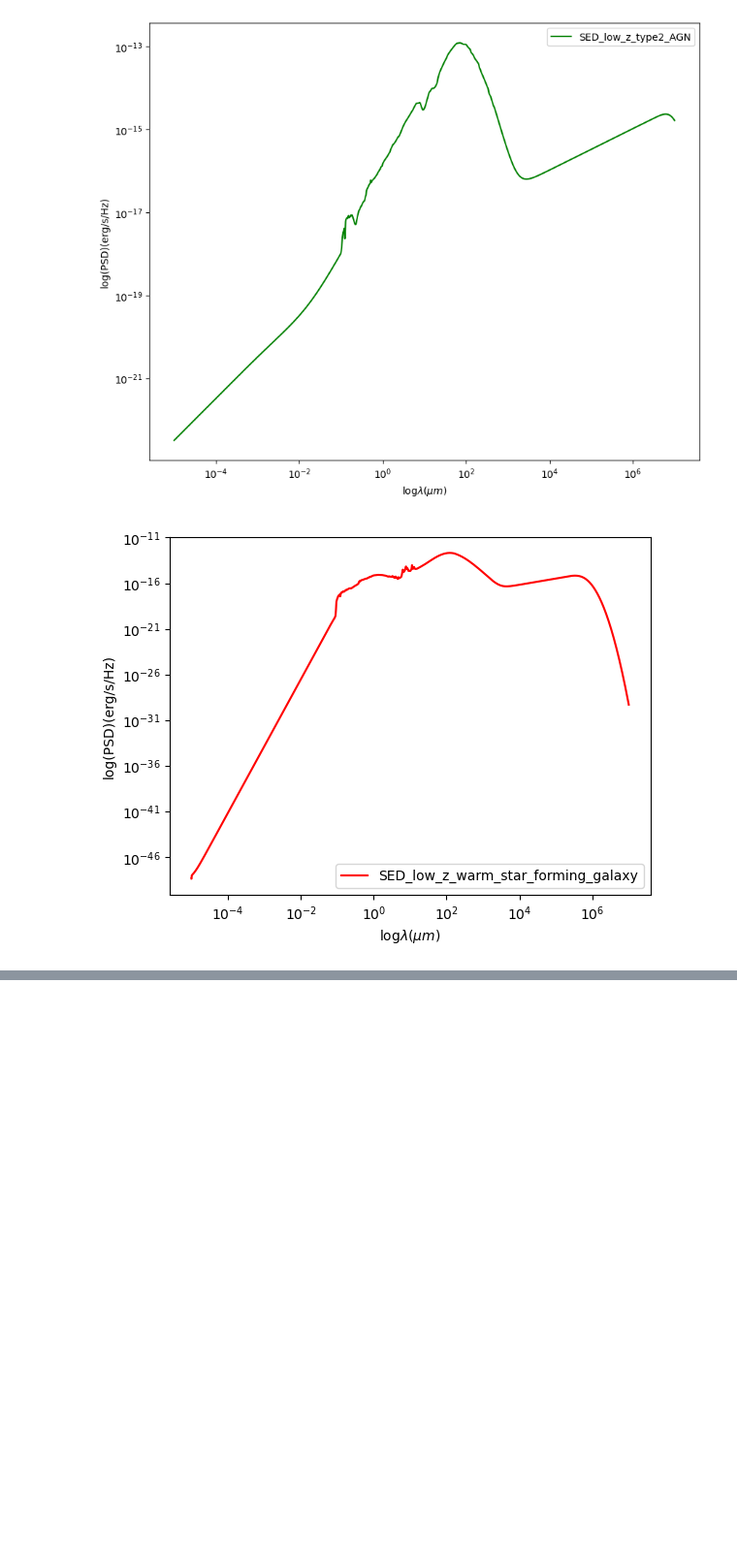
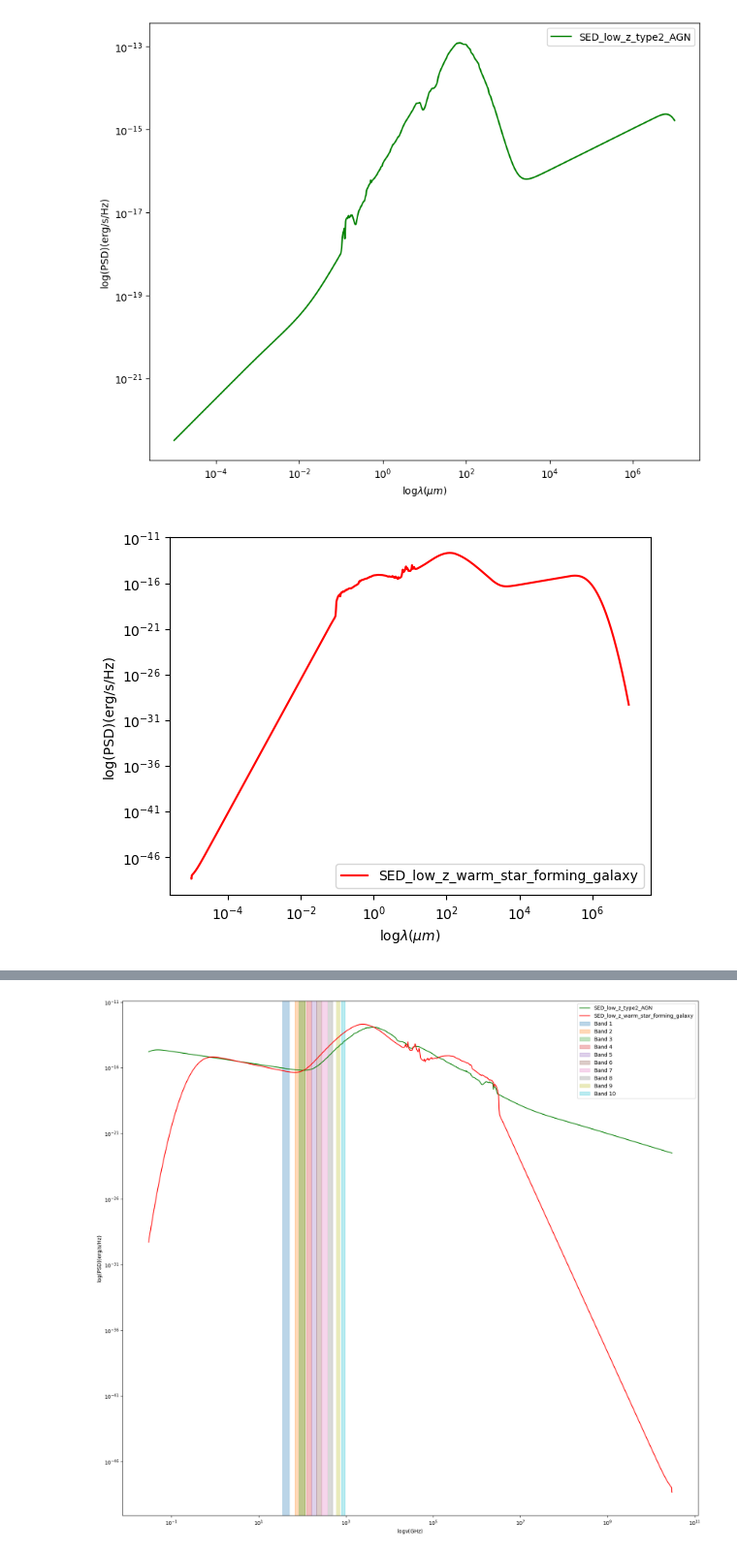
Before and after one commit to MicheleDelliVeneri/ALMASim, a Jupyter notebook: experimental/Sed-plot.ipynb, the cells around one changed output, grey strips where cells are left out. Shown at 97% size. Cells and saved outputs as stored; diff of their text form; code cells hidden in the pictures; blank space fills up the shorter version.

```diff
--- a/experimental/Sed-plot.ipynb
+++ b/experimental/Sed-plot.ipynb
@@ -49,0 +50,33 @@ plt.show()
+# %%
+Alma_band= {
+    'Band':['Band 1','Band 2','Band 3','Band 4','Band 5','Band 6','Band 7','Band 8','Band 9','Band 10'],
+    'Freq_Range' : [
+        (35,50),
+        (67,116),
+        (84,116),
+        (125,163),
+        (163,211),
+        (211,275),
+        (275,373),
+        (385,500),
+        (602,720),
+        (787,950),
+    ]
+}
+df=pd.DataFrame(Alma_band)
+plt.figure(figsize=[20,18])
+plt.plot(nu,db['erg/s/Hz'], color='green', label='SED_low_z_type2_AGN')
+plt.plot(nu2,db2['erg/s/Hz'], color='red',label='SED_low_z_warm_star_forming_galaxy')
+color_map = plt.cm.get_cmap('tab10', len(df))
+for index, row in df.iterrows():
+    color = color_map(index)
+    plt.axvspan(row['Freq_Range'][0], row['Freq_Range'][1], color=color, alpha=0.3, label=row['Band'])
+
+plt.xscale('log')
+plt.yscale('log')
+plt.xlabel('log$\\nu$(GHz)')
+plt.ylabel('log(PSD)(erg/s/Hz)')
+plt.legend()
+plt.show()
+# %% [output]
+[figure, added]
```
Also changed, not shown: parts of 2 cells of this notebook, 1 other file.
